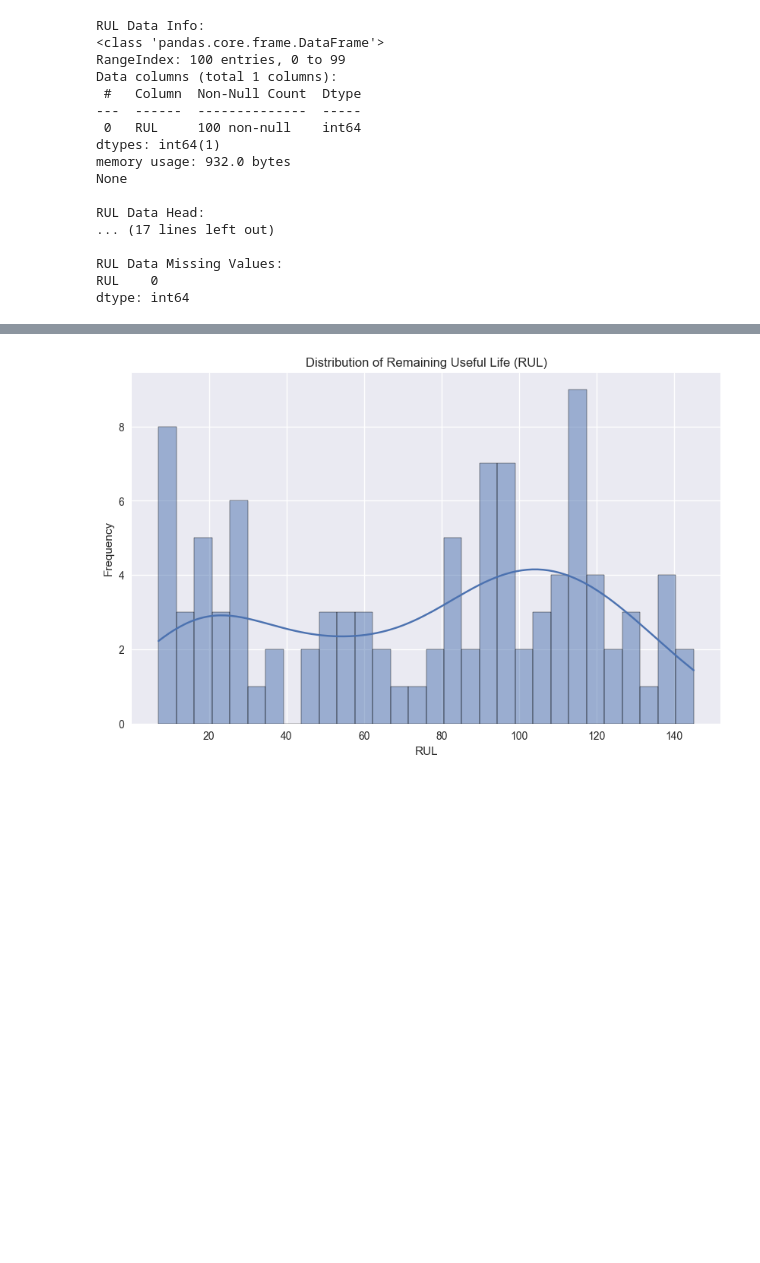
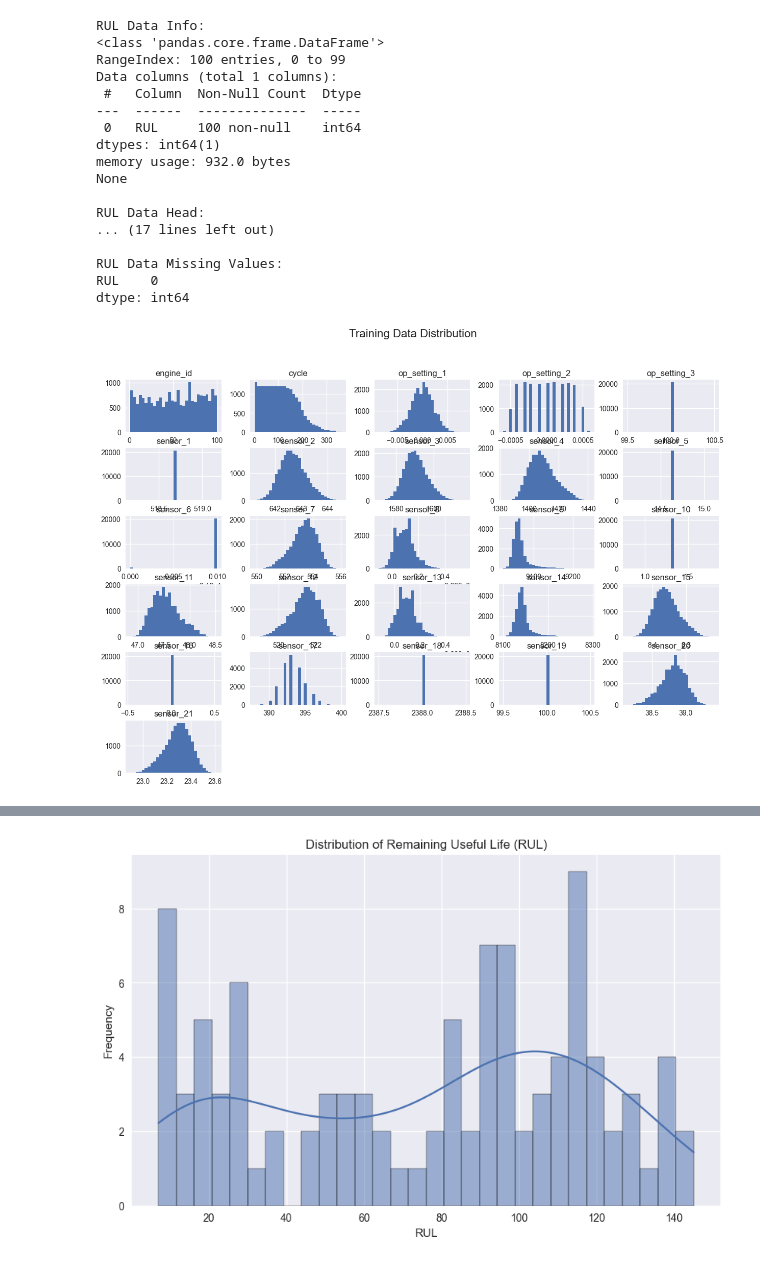
Before and after one commit to sarkima/predictive-maintenance-project, a Jupyter notebook: jupyter_notebooks/predictive-maintenance-analytics.ipynb, the cells around one changed output, grey strips where cells are left out. Cells and saved outputs as stored; diff of their text form; code cells hidden in the pictures; blank space fills up the shorter version.

```diff
--- a/jupyter_notebooks/predictive-maintenance-analytics.ipynb
+++ b/jupyter_notebooks/predictive-maintenance-analytics.ipynb
@@ -217,3 +211,10 @@ RUL Data Head:
 RUL Data Missing Values:
 RUL    0
 dtype: int64
+# %%
+# Let us look of the distributon of the training data
+df_train.hist(bins=30, figsize=(15, 10))
+plt.suptitle("Training Data Distribution", fontsize=16)
+plt.show()
+# %% [output]
+[figure, added]
```
Also changed, not shown: parts of 30 cells of this notebook, 1 other file.
